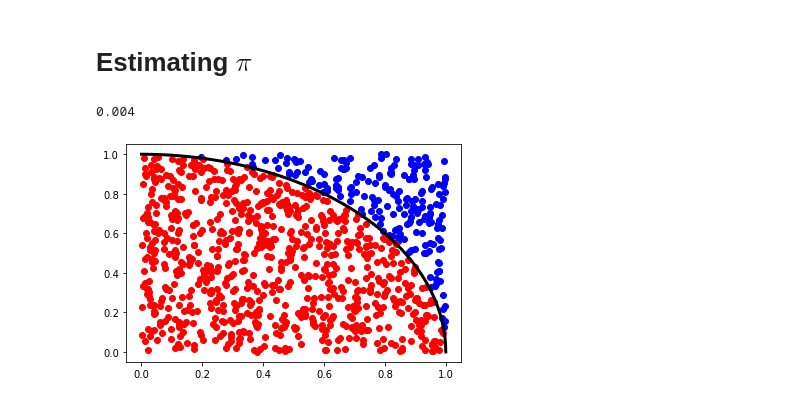
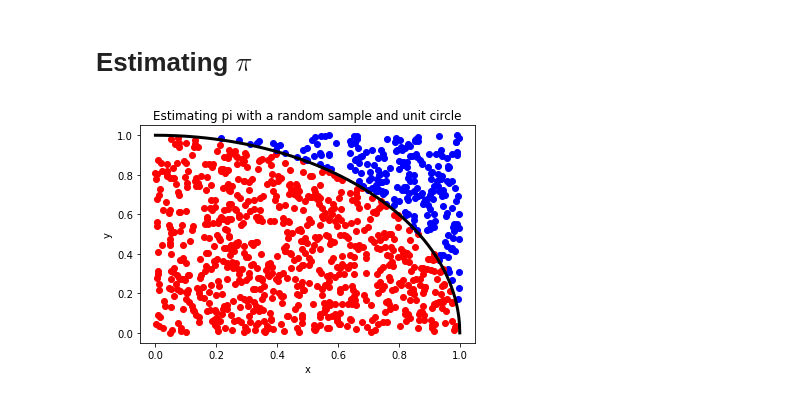
Before and after one commit to kmdao/Phys-434-HW, a Jupyter notebook: HW3.ipynb, the cells around one changed output. Cells and saved outputs as stored; diff of their text form; code cells hidden in the pictures.

```diff
--- a/HW3.ipynb
+++ b/HW3.ipynb
@@ -26,44 +19,26 @@ import math
 # %%
-# a. Generate N=1000 random points (x,y) within a square by requiring the range of x and y are both within [0, 1].
+def area(N):
+    # 1. Generate N=1000 random points (x,y) within a square of size [0, 1].
+    points = np.zeros((N, 2), dtype=object)
+    for i in range(N):
+        points[i, 0] = np.random.random([1])
+        points[i, 1] = np.random.random([1])
+    # 2. Visualize the result with red dots when data points are inside the unit circle (otherwise blue dots).
+    # If the points give a radius less than one, it is inside
+    # In the figure, draw the unit circle so the boundary is obvious
+    for j in range (N):
+        if np.sqrt(points[j, 0] ** 2 + points[j, 1] **2 ) < 1:
+            plt.scatter(points[j, 0], points[j, 1], s=None, c='r')
+        else:
+            plt.scatter(points[j, 0], points[j, 1], s=None, c='b')
+    x = np.linspace(0, 1, N)
+    plt.plot(x, np.sqrt(1 - x **2 ), '-k', lw=3, label='unit circle boundary')
+    plt.xlabel('x')
+    plt.ylabel('y')
+    plt.title('Estimating pi with a random sample and unit circle')
+    return plt.show()
 
-points = np.zeros((1000, 2), dtype=object)
-
-
-for i in range(1000):
-    points[i, 0] = np.random.random([1])
-    points[i, 1] = np.random.random([1])
-
-
-for j in range (1000):
-    if np.sqrt(points[j, 0] ** 2 + points[j, 1] **2 ) < 1:
-        plt.scatter(points[j, 0], points[j, 1], s=None, c='r')
-    else:
-        plt.scatter(points[j, 0], points[j, 1], s=None, c='b')
-
-
-x = np.linspace(0, 1, 1000)
-
-plt.plot(x, np.sqrt(1 - x **2 ), '-k', lw=3)
-
-
-# c. Count number of points inside the unit circle, and estimate the value and uncertainty of π
-
-x = points[:, 0]
-y = points[:, 1]
-
-z = np.zeros(1000)
-
-for i in range(1000):
-    z[i]= np.sqrt(x[i]**2 + y[i]**2)
-
-count_inside = len( np.where(z < 1.) )
-pi = 1.*count_inside/1000 * 4.
-
-print(pi)
-
-# d. Repeat steps abobe with N=10K and 1000K. Discuss the results in terms of numerical consistency with known π
-# value, and scaling rule of the uncertainty.
+A = area(1000)
 # %% [output]
-0.004
-[figure, old version]
+[figure, new version]
 # %%
```
Also changed, not shown: parts of 18 cells of this notebook.
